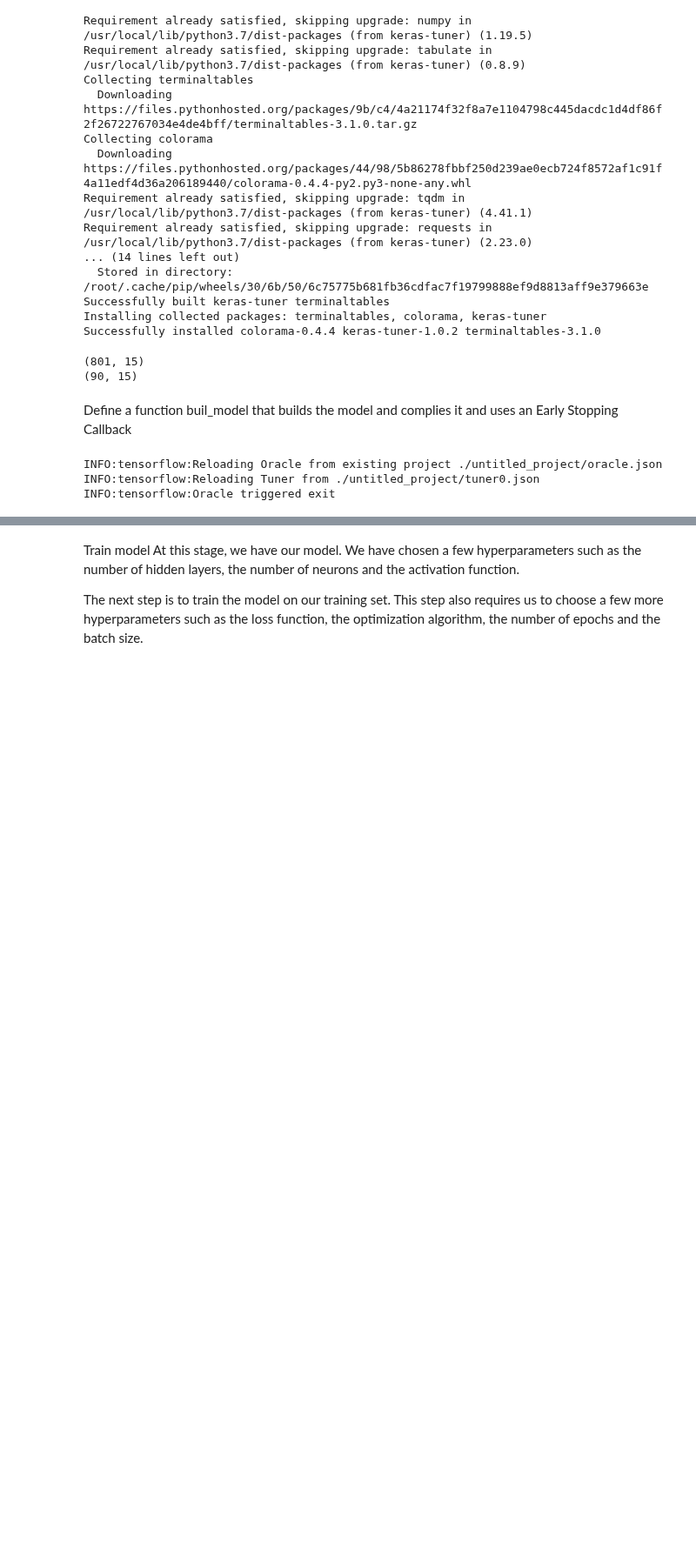
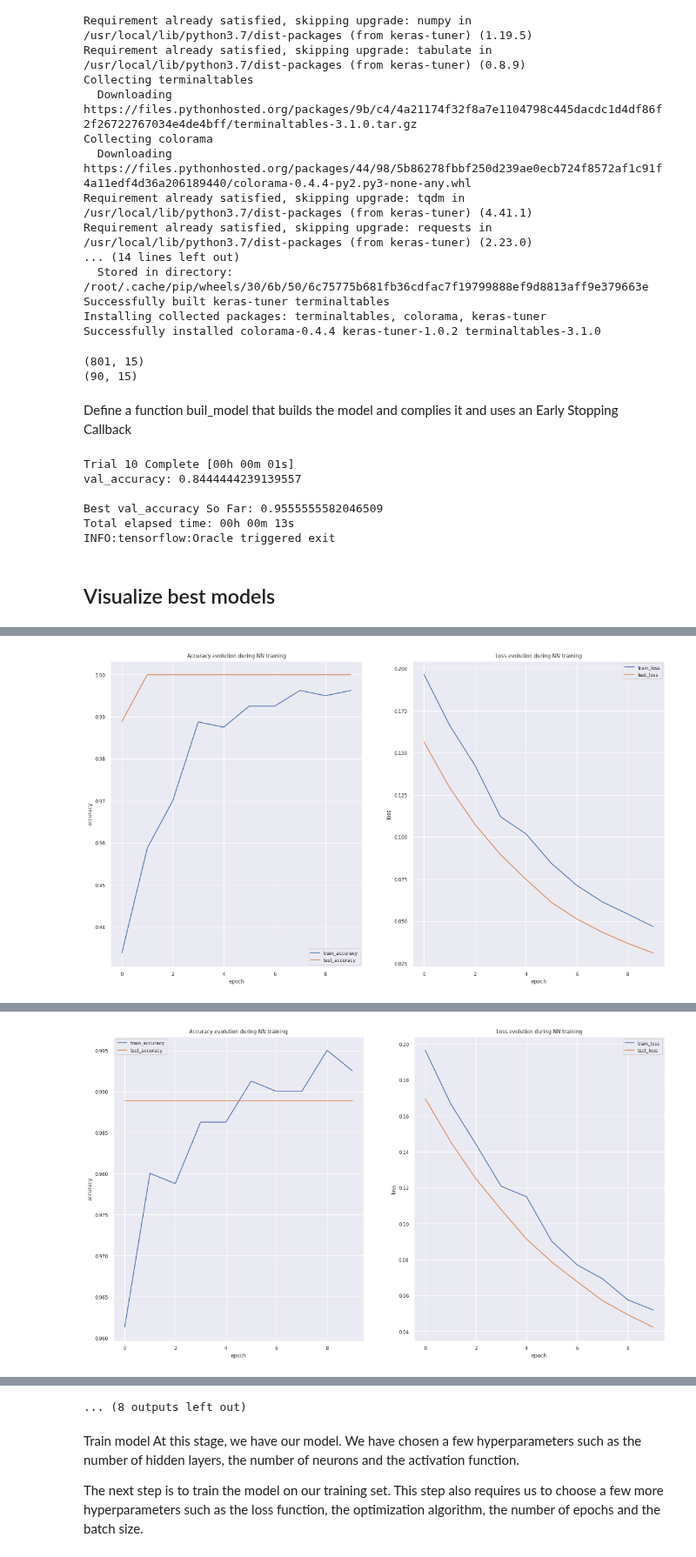
Before and after one commit to mlukan/GDA3B2021, a Jupyter notebook: NN/Team2Dojo_NN2.ipynb, the cells around one changed output, grey strips where cells are left out. Shown at 87% size. Saved outputs shown, nothing was run; the diff lists cells and outputs as text; code cells hidden in the pictures; blank space fills up the shorter version.

Commit message:
Added visualization of model fit for hypermodel class random  search

```diff
--- a/NN/Team2Dojo_NN2.ipynb
+++ b/NN/Team2Dojo_NN2.ipynb
@@ -203,7 +219,7 @@ class build_model(HyperModel):
         model = Sequential()
         model.add(
             layers.Dense(
-                units=hp.Int('units', 64, 257, 32, default=128),
+                units=hp.Int('units', 8, 65, 8, default=16),
                 activation=hp.Choice(
                     'dense_activation',
                     values=['relu', 'tanh', 'sigmoid'],
@@ -212,16 +228,18 @@ class build_model(HyperModel):
             )
         )
 
+        '''
         model.add(
-            layers.Dense(
-                units=hp.Int('units', 64, 257, 32, default=128),
-                activation=hp.Choice(
-                    'dense_activation',
-                    values=['relu', 'tanh', 'sigmoid'],
-                    default='relu')
-            )
-        )
+                    layers.Dense(
+                        units=hp.Int('units', 8, 65, 8, default=16),
+                        activation=hp.Choice(
+                            'dense_activation',
+                            values=['relu', 'tanh', 'sigmoid'],
+                            default='relu')
+                    )
+                )
 
+        '''
         model.add(
             layers.Dropout(
                 hp.Float(
@@ -263,9 +281,21 @@ tuner_rs = RandomSearch(
             max_trials=10,
             executions_per_trial=2)
 #tuner_rs.search(X_train, y_train, epochs=10, validation_split=0.2, verbose=0)
-tuner_rs.search(XX_train,yy_train,epochs=5,validation_data=(X_val,y_val),callbacks=[stop])
+tuner_rs.search(XX_train,yy_train,epochs=5,validation_data=(X_val,y_val))
 best_model = tuner_rs.get_best_models(num_models=1)[0]
 # %% [output]
-INFO:tensorflow:Reloading Oracle from existing project ./untitled_project/oracle.json
-INFO:tensorflow:Reloading Tuner from ./untitled_project/tuner0.json
+Trial 10 Complete [00h 00m 01s]
+val_accuracy: 0.8444444239139557
+
+Best val_accuracy So Far: 0.9555555582046509
+Total elapsed time: 00h 00m 13s
 INFO:tensorflow:Oracle triggered exit
+# %% [markdown]
+## Visualize best models
+# %%
+
+models=tuner_rs.get_best_models(num_models=10)
+for model in models:
+    story=model.fit(XX_train,yy_train, epochs=10, validation_data=(X_val,y_val))
+    show_history(story)
+# %% [output]
@@ -271,0 +319 @@ INFO:tensorflow:Oracle triggered exit
+[figure, added]
@@ -271,0 +340 @@ INFO:tensorflow:Oracle triggered exit
+[figure, added]
@@ -272,3 +425,4 @@ INFO:tensorflow:Oracle triggered exit
+... (8 outputs left out)
 # %% [markdown]
 Train model
 At this stage, we have our model. We have chosen a few hyperparameters such as the number of hidden layers, the number of neurons and the activation function.
```
Also changed, not shown: parts of 6 cells of this notebook.
